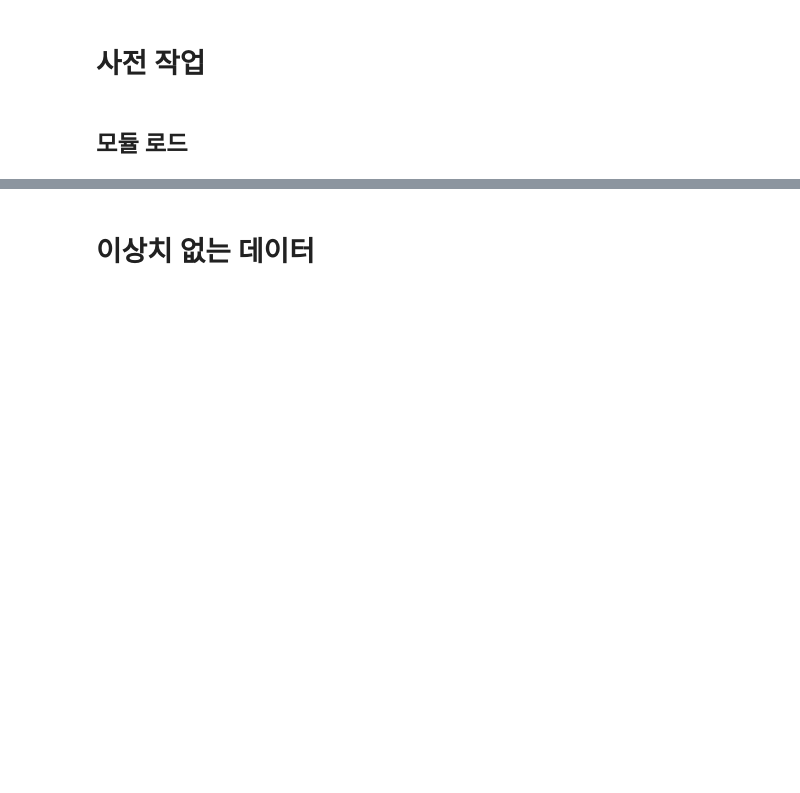
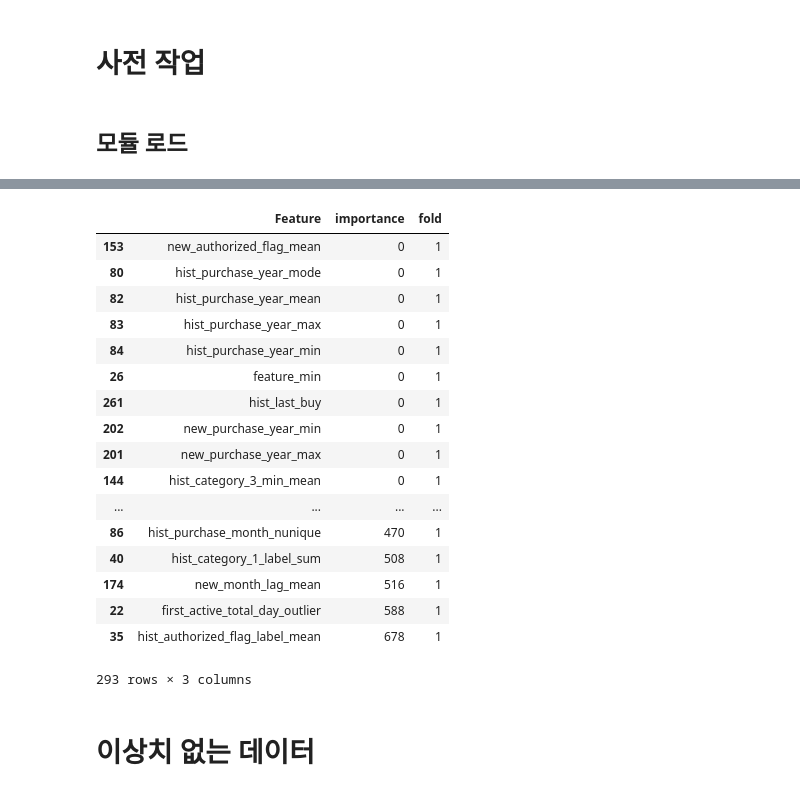
Before and after one commit to SONG-WONHO/Kaggle-Elo, a Jupyter notebook: 6 Combining model with a model without outlier.ipynb, the cells around one changed output, grey strips where cells are left out. Drawn from its saved outputs; the diff is of its cells as text; code cells hidden in the pictures; blank space fills up the shorter version.

```diff
--- a/6 Combining model with a model without outlier.ipynb
+++ b/6 Combining model with a model without outlier.ipynb
@@ -21,0 +41,3 @@ pd.set_option('display.max_columns', 400)
+# %%
+train = pd.read_csv(path + 'train_v3.csv')
+test = pd.read_csv(path + 'test_v3.csv')
@@ -21,0 +46,12 @@ pd.set_option('display.max_columns', 400)
+# %%
+FEATS_EXCLUDED = ['first_active', 'card_id', 'target', 'outliers',
+                  'hist_purchase_date_max', 'hist_purchase_date_min',
+                  'new_purchase_date_max', 'new_purchase_date_min']
+
+# FEATS_EXCLUDED += drop_features(train, 'hist_duration')
+# FEATS_EXCLUDED += drop_features(train, 'hist_amount_month_ratio')
+# FEATS_EXCLUDED += drop_features(train, 'new_duration')
+# FEATS_EXCLUDED += drop_features(train, 'new_amount_month_ratio')
+
+FEATS_EXCLUDED += drop_features(train, 'hist_price')
+FEATS_EXCLUDED += drop_features(train, 'new_price')
@@ -21,0 +75,27 @@ pd.set_option('display.max_columns', 400)
+# %%
+folds = StratifiedKFold(n_splits=5, shuffle=True, random_state=15)
+
+oof_lgb = np.zeros(len(train))
+predictions_lgb = np.zeros(len(test))
+feature_importance = pd.DataFrame()
+
+train_columns = [f for f in train.columns if f not in FEATS_EXCLUDED]
+
+for fold_, (trn_idx, val_idx) in enumerate(folds.split(train, train['outliers'].values)):
+    print("fold n°{}".format(fold_))
+    trn_data = lgb.Dataset(train.iloc[trn_idx][train_columns], label=train.iloc[trn_idx]['target'])
+    val_data = lgb.Dataset(train.iloc[val_idx][train_columns], label=train.iloc[val_idx]['target'])
+
+    num_round = 10000
+    clf = lgb.train(param, trn_data, num_round, valid_sets = [trn_data, val_data], verbose_eval=100, early_stopping_rounds = 200)
+    oof_lgb[val_idx] = clf.predict(train.iloc[val_idx][train_columns], num_iteration=clf.best_iteration)
+
+    predictions_lgb += clf.predict(test[train_columns], num_iteration=clf.best_iteration) / folds.n_splits
+
+    fold_importance = pd.DataFrame()
+    fold_importance["Feature"] = train_columns
+    fold_importance["importance"] = clf.feature_importance()
+    fold_importance["fold"] = fold_ + 1
+    feature_importance = pd.concat([feature_importance, fold_importance], axis=0)
+
+print("CV score: {:<8.5f}".format(mean_squared_error(train.target.values, oof_lgb)**0.5))
@@ -22,3 +121,24 @@ pd.set_option('display.max_columns', 400)
+# %%
+feature_importance[feature_importance.fold == 1].sort_values('importance')
+# %% [output]
+|  | Feature | importance | fold |
+| 153 | new_authorized_flag_mean | 0 | 1 |
+| 80 | hist_purchase_year_mode | 0 | 1 |
+| 82 | hist_purchase_year_mean | 0 | 1 |
+| 83 | hist_purchase_year_max | 0 | 1 |
+| 84 | hist_purchase_year_min | 0 | 1 |
+| 26 | feature_min | 0 | 1 |
+| 261 | hist_last_buy | 0 | 1 |
+| 202 | new_purchase_year_min | 0 | 1 |
+| 201 | new_purchase_year_max | 0 | 1 |
+| 144 | hist_category_3_min_mean | 0 | 1 |
+| ... | ... | ... | ... |
+| 86 | hist_purchase_month_nunique | 470 | 1 |
+| 40 | hist_category_1_label_sum | 508 | 1 |
+| 174 | new_month_lag_mean | 516 | 1 |
+| 22 | first_active_total_day_outlier | 588 | 1 |
+| 35 | hist_authorized_flag_label_mean | 678 | 1 |
+293 rows × 3 columns
 # %% [markdown]
 # 이상치 없는 데이터
 # %% [markdown]
```
Also changed, not shown: parts of 20 cells of this notebook.
